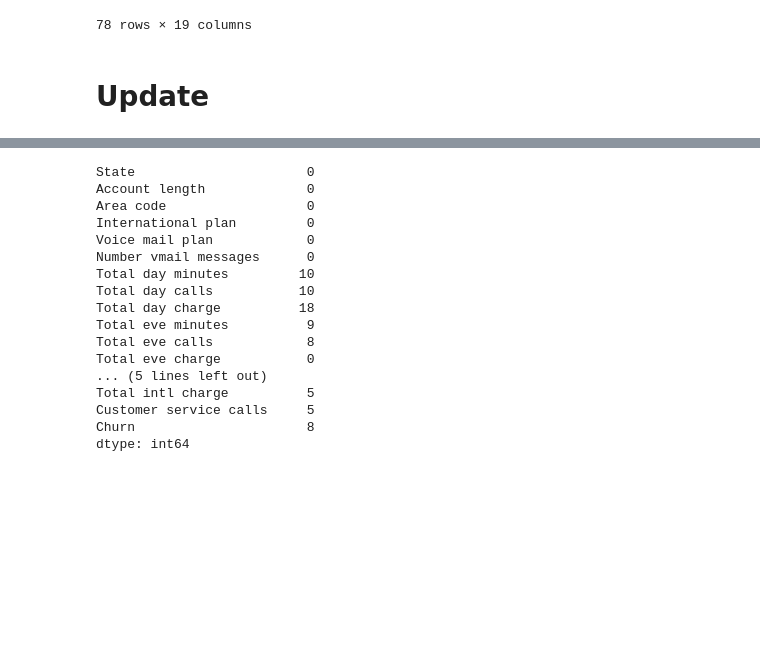
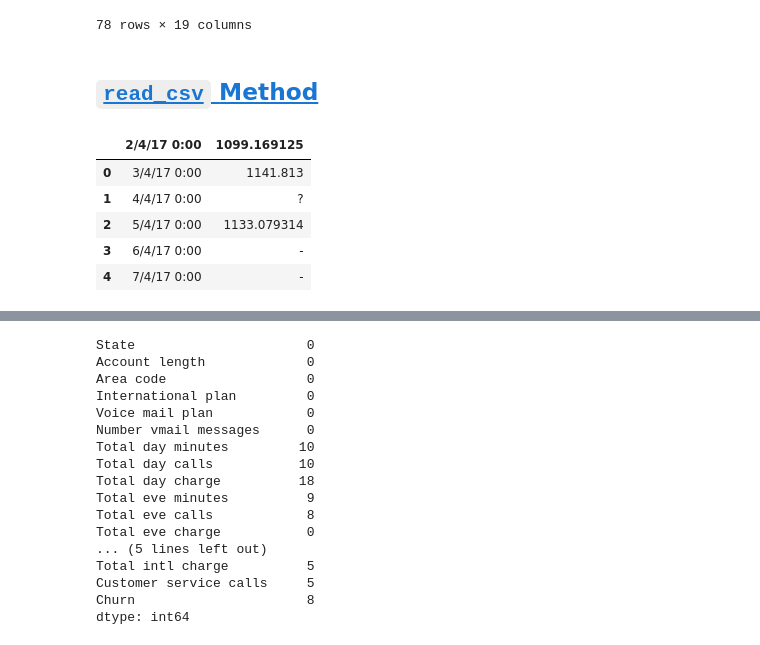
Before and after one commit to tinapyp/data-science-learning, a Jupyter notebook: Libraries/Pandas/pandas.ipynb, the cells around one changed output, grey strips where cells are left out. Saved outputs shown, nothing was run; the diff lists cells and outputs as text; code cells hidden in the pictures; blank space fills up the shorter version.

```diff
--- a/Libraries/Pandas/pandas.ipynb
+++ b/Libraries/Pandas/pandas.ipynb
@@ -298,5 +348,14 @@ state.loc['OH']
 | OH | 78 | 408 | No | No | 0 | ... |
 | OH | 96 | 415 | No | No | 0 | ... |
 78 rows × 19 columns
-# %% [markdown]
-# Update
+# %% [markdown]
+## <a id='toc2_8_'></a>[`read_csv` Method](#toc0_)
+# %%
+df = pd.read_csv('btc-market-price.csv') ;df.head()
+# %% [output]
+|  | 2/4/17 0:00 | 1099.169125 |
+| 0 | 3/4/17 0:00 | 1141.813 |
+| 1 | 4/4/17 0:00 | ? |
+| 2 | 5/4/17 0:00 | 1133.079314 |
+| 3 | 6/4/17 0:00 | - |
+| 4 | 7/4/17 0:00 | - |
```
Also changed, not shown: parts of 56 cells of this notebook, 2 other files.
